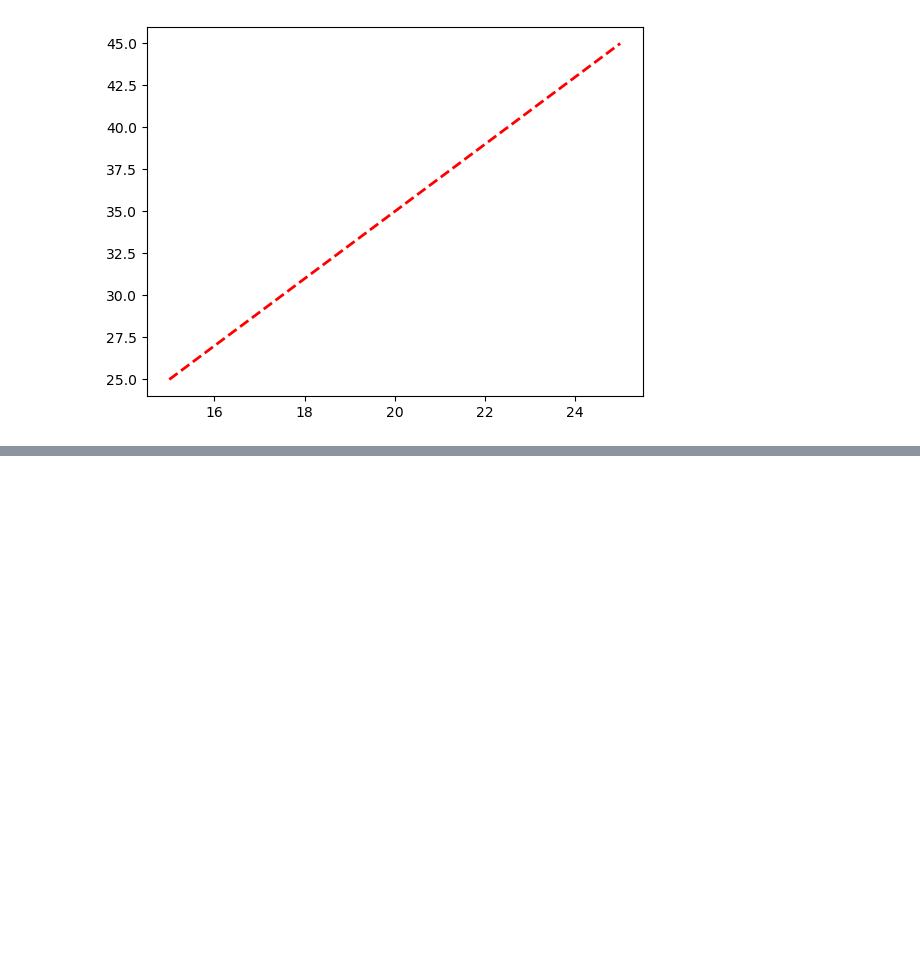
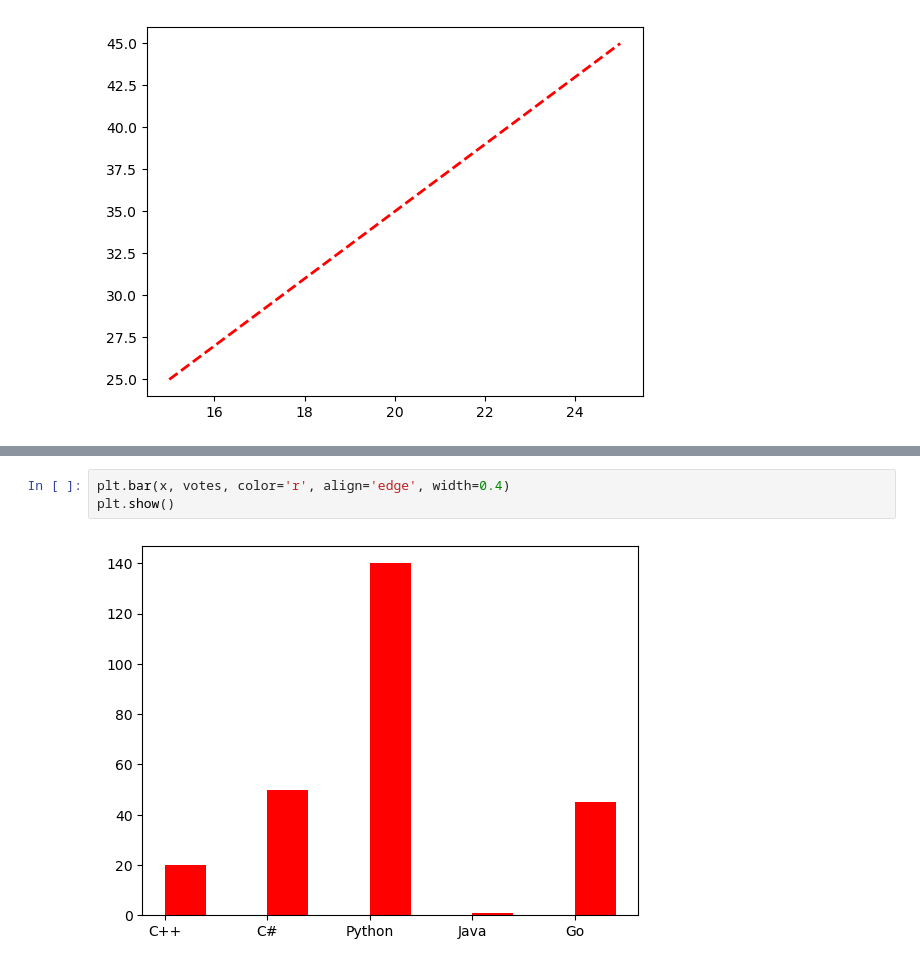
Before and after one commit to Jeannot-MN/Machine-Learning, a Jupyter notebook: notebooks/libraries-101/_matplotlib.ipynb, the cells around one changed output, grey strips where cells are left out. Saved outputs shown, nothing was run; the diff lists cells and outputs as text; blank space fills up the shorter version.

```diff
--- a/notebooks/libraries-101/_matplotlib.ipynb
+++ b/notebooks/libraries-101/_matplotlib.ipynb
@@ -49,0 +58,5 @@ plt.show()
+# %%
+plt.bar(x, votes, color='r', align='edge', width=0.4)
+plt.show()
+# %% [output]
+[figure, added]
```
Also changed, not shown: parts of 1 cell of this notebook.
